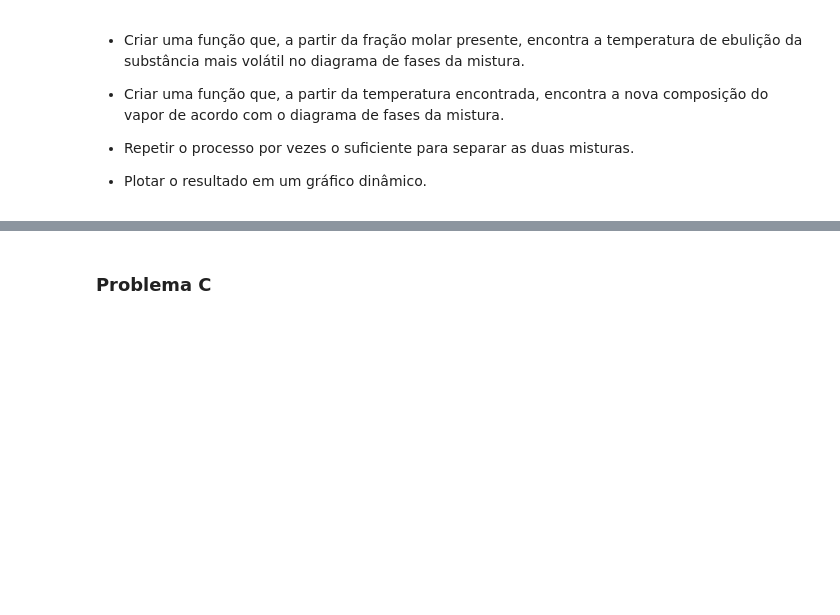
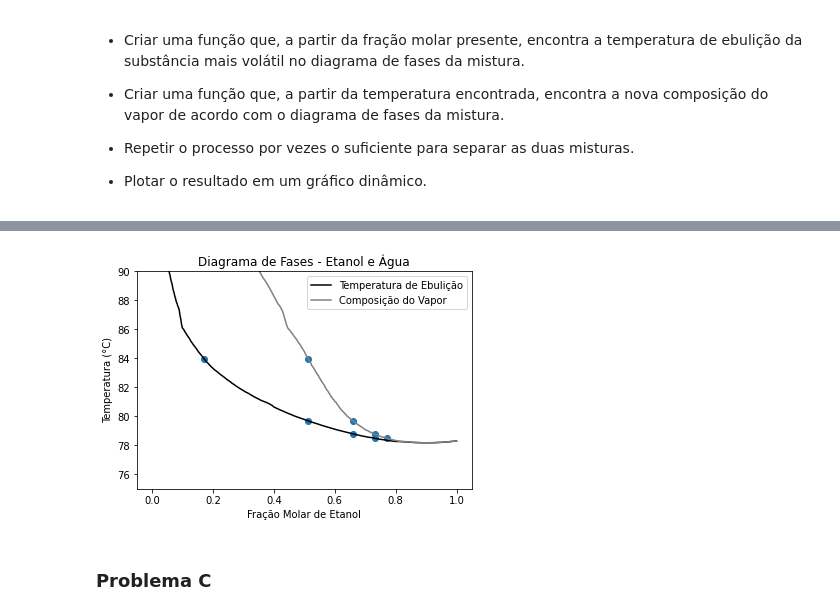
Before and after one commit to benetao/Termodinamica_Avancada, a Jupyter notebook: Desafio 2/Desafio_2_Termodinamica.ipynb, the cells around one changed output, grey strips where cells are left out. Cells and saved outputs as stored; diff of their text form; code cells hidden in the pictures; blank space fills up the shorter version.

Commit message:
Fazendo função "destilação fracionada"

```diff
--- a/Desafio 2/Desafio_2_Termodinamica.ipynb
+++ b/Desafio 2/Desafio_2_Termodinamica.ipynb
@@ -81,3 +82,17 @@ volume_total_mistura(DENSIDADE_ETANOL_AGUA, 1000)
 - Repetir o processo por vezes o suficiente para separar as duas misturas.
 
 - Plotar o resultado em um gráfico dinâmico.
+# %%
+ARQUIVO_EXCEL = "Dados - Desafio 2/Diagrama de Fases - Etanol e Água.xlsx" # Chamando o arquivo excel com dados experimentais obtido no site Home Distiller
+NOME_DA_PLANILHA_O = "Sheet1" # Definindo a planila do arquivo xlsx que será utilizada
+LINHA_CABECALHO = 1  # Definindo quantas linhas de cabeçalho existem, considerando que a primeira linha é a número 0
+COLUNAS_CONTENDO_OS_DADOS = [1, 4, 7] # Definindo quais colunas utilizaremos para montar o data frame, considerando que a primeira coluna é a número 0
+
+df_et_h2o = pd.read_excel( # Criando o Data Frame do diagrama de fases da mistura escolhida (etanol + água)
+    ARQUIVO_EXCEL,
+    sheet_name=NOME_DA_PLANILHA_O,
+    header=LINHA_CABECALHO,
+    usecols=COLUNAS_CONTENDO_OS_DADOS,
+)
+
+df_et_h2o.head()
@@ -84,3 +106,20 @@ volume_total_mistura(DENSIDADE_ETANOL_AGUA, 1000)
+# %%
+lista_pontos= destilacao_fracionada(df_et_h2o, 4, 0.17)
+# %%
+fig = plt.figure()
+ax1 = fig.add_subplot(111)
+df_et_h2o.plot('Mole Fraction','C',legend=True, label = "Temperatura de Ebulição", ax=ax1, kind = 'line', color = 'black') # Plotando Temperatura de ebulição
+df_et_h2o.plot('Mole Fraction.1','C',legend=True, label = "Composição do Vapor", ax=ax1, kind = 'line', color = 'gray') # Plotando composição do vapor
+x = [ponto[0] for ponto in lista_pontos]
+y = [ponto[1] for ponto in lista_pontos]
+plt.scatter(x, y)
+plt.title('Diagrama de Fases - Etanol e Água') # Definindo título do gráfico
+plt.xlabel('Fração Molar de Etanol') # Definindo legendas dos eixos
+plt.ylabel('Temperatura (°C)')
+plt.ylim(75, 90)
+plt.show() # Plotando o diagrama de fases da mistura escolhida (etanol + água)
+# %% [output]
+[figure, added]
 # %% [markdown]
 ### Problema C
 # %% [markdown]
```
Also changed, not shown: parts of 2 cells of this notebook, 1 other file.
